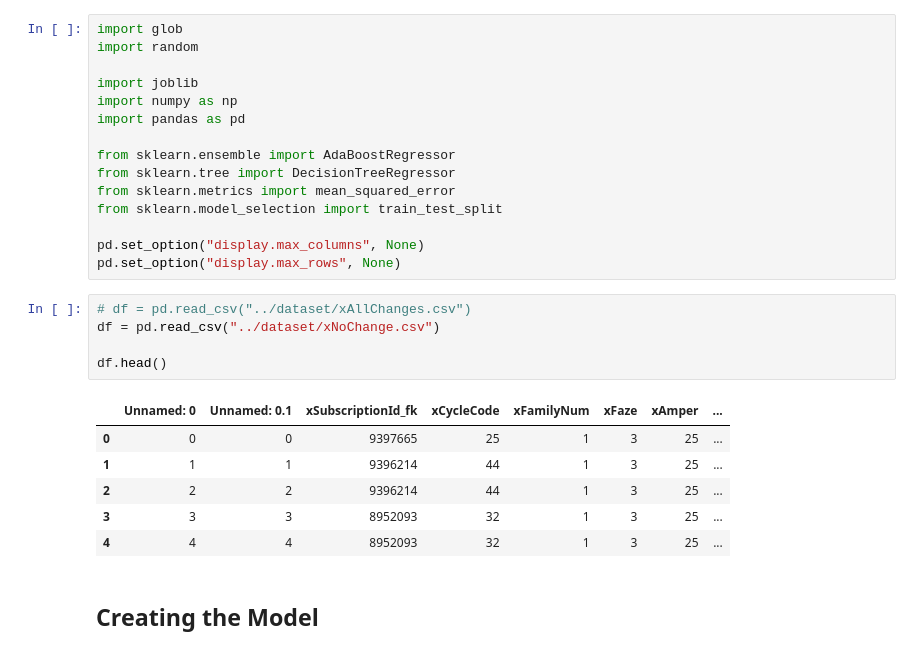
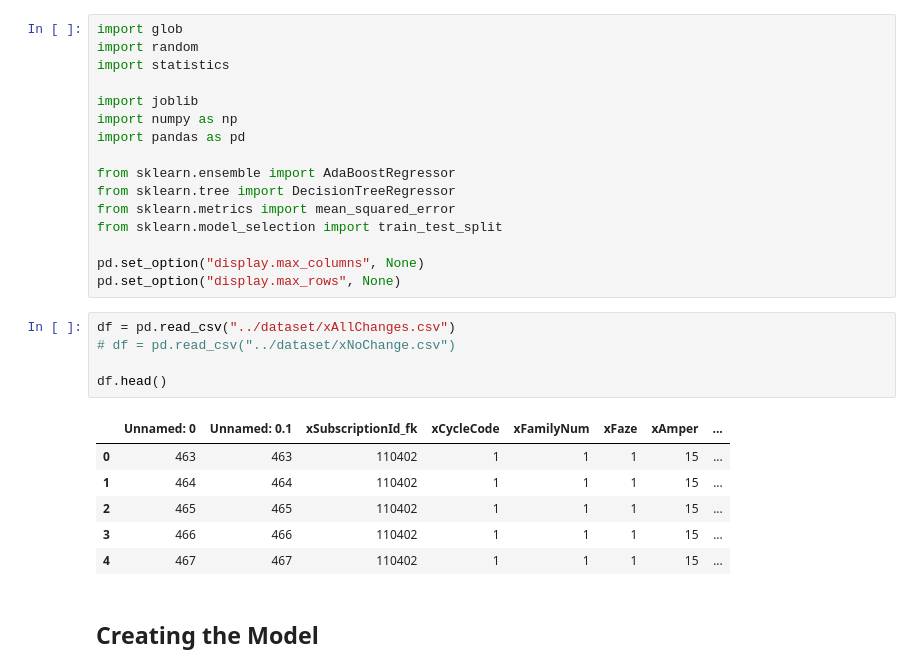
Before and after one commit to pbarjoueian/ecp, a Jupyter notebook: notebook/AdaBoost-Model.ipynb, the cells around one changed output. Cells and saved outputs as stored; diff of their text form.

```diff
--- a/notebook/AdaBoost-Model.ipynb
+++ b/notebook/AdaBoost-Model.ipynb
@@ -1,6 +1,7 @@
 # %%
 import glob
 import random
+import statistics
 
 import joblib
 import numpy as np
@@ -14,17 +15,17 @@ from sklearn.model_selection import train_test_split
 pd.set_option("display.max_columns", None)
 pd.set_option("display.max_rows", None)
 # %%
-# df = pd.read_csv("../dataset/xAllChanges.csv")
-df = pd.read_csv("../dataset/xNoChange.csv")
+df = pd.read_csv("../dataset/xAllChanges.csv")
+# df = pd.read_csv("../dataset/xNoChange.csv")
 
 df.head()
 # %% [output]
 |  | Unnamed: 0 | Unnamed: 0.1 | xSubscriptionId_fk | xCycleCode | xFamilyNum | xFaze | xAmper | ... |
-| 0 | 0 | 0 | 9397665 | 25 | 1 | 3 | 25 | ... |
-| 1 | 1 | 1 | 9396214 | 44 | 1 | 3 | 25 | ... |
-| 2 | 2 | 2 | 9396214 | 44 | 1 | 3 | 25 | ... |
-| 3 | 3 | 3 | 8952093 | 32 | 1 | 3 | 25 | ... |
-| 4 | 4 | 4 | 8952093 | 32 | 1 | 3 | 25 | ... |
+| 0 | 463 | 463 | 110402 | 1 | 1 | 1 | 15 | ... |
+| 1 | 464 | 464 | 110402 | 1 | 1 | 1 | 15 | ... |
+| 2 | 465 | 465 | 110402 | 1 | 1 | 1 | 15 | ... |
+| 3 | 466 | 466 | 110402 | 1 | 1 | 1 | 15 | ... |
+| 4 | 467 | 467 | 110402 | 1 | 1 | 1 | 15 | ... |
 # %% [markdown]
 ## Creating the Model
 # %%
```
Also changed, not shown: parts of 6 cells of this notebook.
